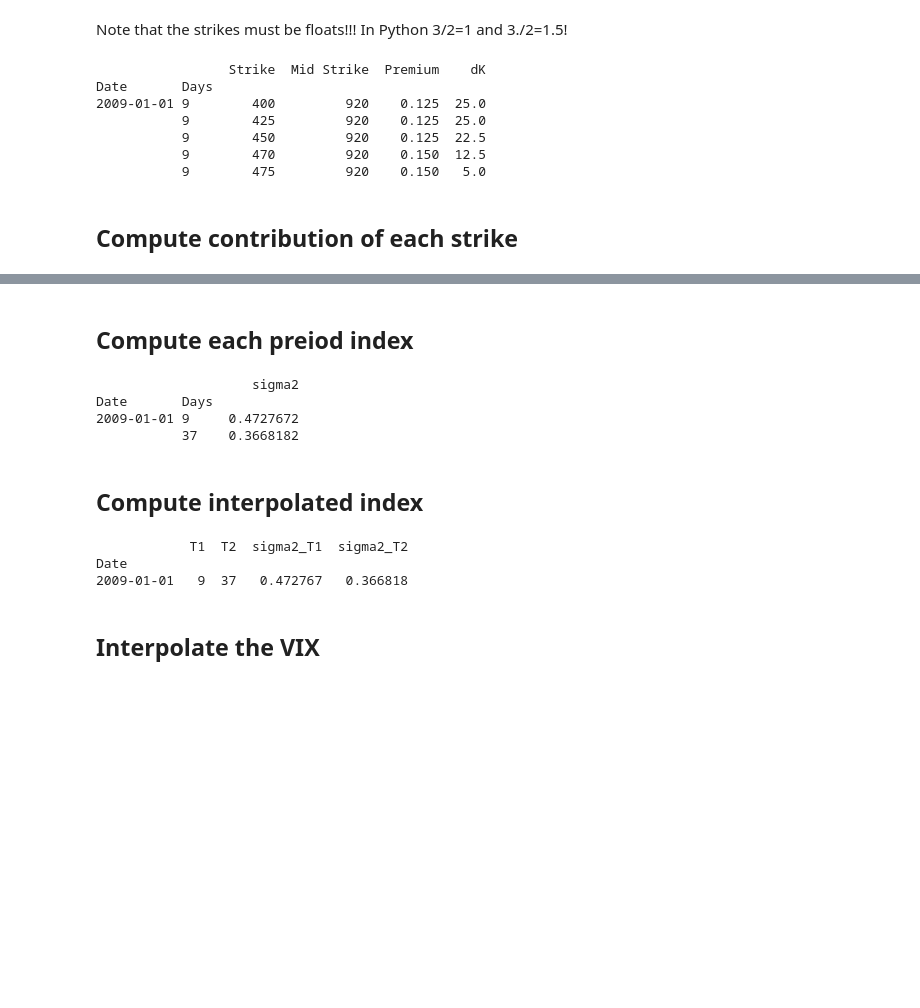
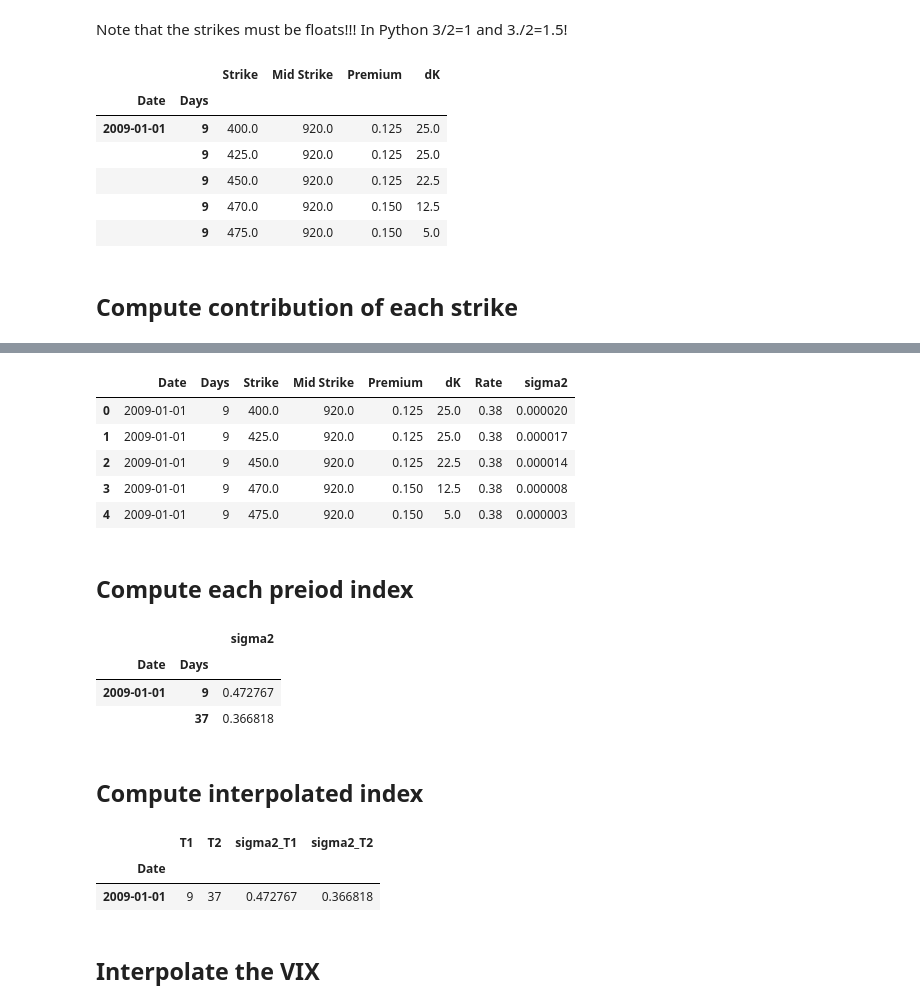
Before and after one commit to khrapovs/vix, a Jupyter notebook: notebooks/Replicate_VIXwite.ipynb, the cells around one changed output, grey strips where cells are left out. Drawn from its saved outputs; the diff is of its cells as text; code cells hidden in the pictures; blank space fills up the shorter version.

```diff
--- a/notebooks/Replicate_VIXwite.ipynb
+++ b/notebooks/Replicate_VIXwite.ipynb
@@ -308,15 +301,15 @@ def f(group):
 
 options4['dK'] = options4.groupby(level = ['Date','Days'])['Strike'].apply(f)
 
-print options4.head()
+options4.head()
 # %% [output]
-                 Strike  Mid Strike  Premium    dK
-Date       Days
-2009-01-01 9        400         920    0.125  25.0
-           9        425         920    0.125  25.0
-           9        450         920    0.125  22.5
-           9        470         920    0.150  12.5
-           9        475         920    0.150   5.0
+|  |  | Strike | Mid Strike | Premium | dK |
+| Date | Days |  |  |  |  |
+| 2009-01-01 | 9 | 400.0 | 920.0 | 0.125 | 25.0 |
+|  | 9 | 425.0 | 920.0 | 0.125 | 25.0 |
+|  | 9 | 450.0 | 920.0 | 0.125 | 22.5 |
+|  | 9 | 470.0 | 920.0 | 0.150 | 12.5 |
+|  | 9 | 475.0 | 920.0 | 0.150 | 5.0 |
 # %% [markdown]
 ## Compute contribution of each strike
 # %%
@@ -326,5 +319,5 @@ contrib = ps.merge(options4, yields, left_index = True, right_index = True).rese
 contrib['sigma2'] = contrib['dK'] / contrib['Strike'] ** 2
 contrib['sigma2'] *= contrib['Premium'] * np.exp(contrib['Rate'] * contrib['Days'] / 36500)
 
-print contrib.head()
+contrib.head()
 # %% [output]
@@ -337,3 +324,9 @@ print contrib.head()
+|  | Date | Days | Strike | Mid Strike | Premium | dK | Rate | sigma2 |
+| 0 | 2009-01-01 | 9 | 400.0 | 920.0 | 0.125 | 25.0 | 0.38 | 0.000020 |
+| 1 | 2009-01-01 | 9 | 425.0 | 920.0 | 0.125 | 25.0 | 0.38 | 0.000017 |
+| 2 | 2009-01-01 | 9 | 450.0 | 920.0 | 0.125 | 22.5 | 0.38 | 0.000014 |
+| 3 | 2009-01-01 | 9 | 470.0 | 920.0 | 0.150 | 12.5 | 0.38 | 0.000008 |
+| 4 | 2009-01-01 | 9 | 475.0 | 920.0 | 0.150 | 5.0 | 0.38 | 0.000003 |
 # %% [markdown]
 ## Compute each preiod index
 # %%
@@ -349,12 +342,12 @@ sigma2['sigma2'] -= (sigma2['Forward'] / sigma2['Mid Strike'] - 1) ** 2
 sigma2['sigma2'] /= sigma2.index.get_level_values(1).astype(float) / 365
 sigma2 = sigma2[['sigma2']]
 
-print sigma2.head()
+sigma2.head()
 # %% [output]
-                    sigma2
-Date       Days
-2009-01-01 9     0.4727672
-           37    0.3668182
+|  |  | sigma2 |
+| Date | Days |  |
+| 2009-01-01 | 9 | 0.472767 |
+|  | 37 | 0.366818 |
 # %% [markdown]
 ## Compute interpolated index
 # %%
@@ -377,11 +370,11 @@ def f(group):
 
 two_sigmas = sigma2.reset_index().groupby('Date').apply(f).groupby(level = 'Date').first()
 
-print two_sigmas.head()
+two_sigmas.head()
 # %% [output]
-            T1  T2  sigma2_T1  sigma2_T2
-Date
-2009-01-01   9  37   0.472767   0.366818
+|  | T1 | T2 | sigma2_T1 | sigma2_T2 |
+| Date |  |  |  |  |
+| 2009-01-01 | 9 | 37 | 0.472767 | 0.366818 |
 # %% [markdown]
 ## Interpolate the VIX
 # %%
```
Also changed, not shown: parts of 13 cells of this notebook.
